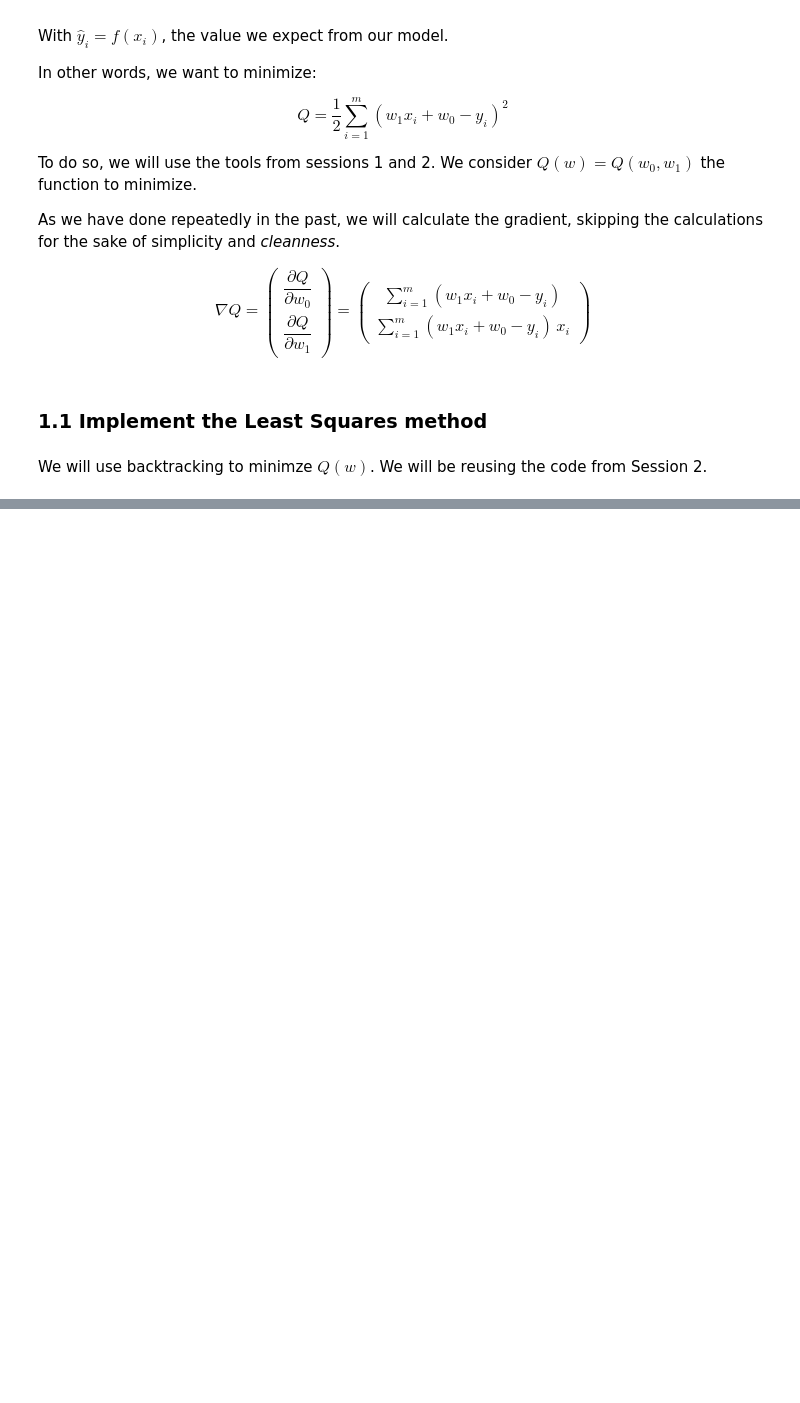
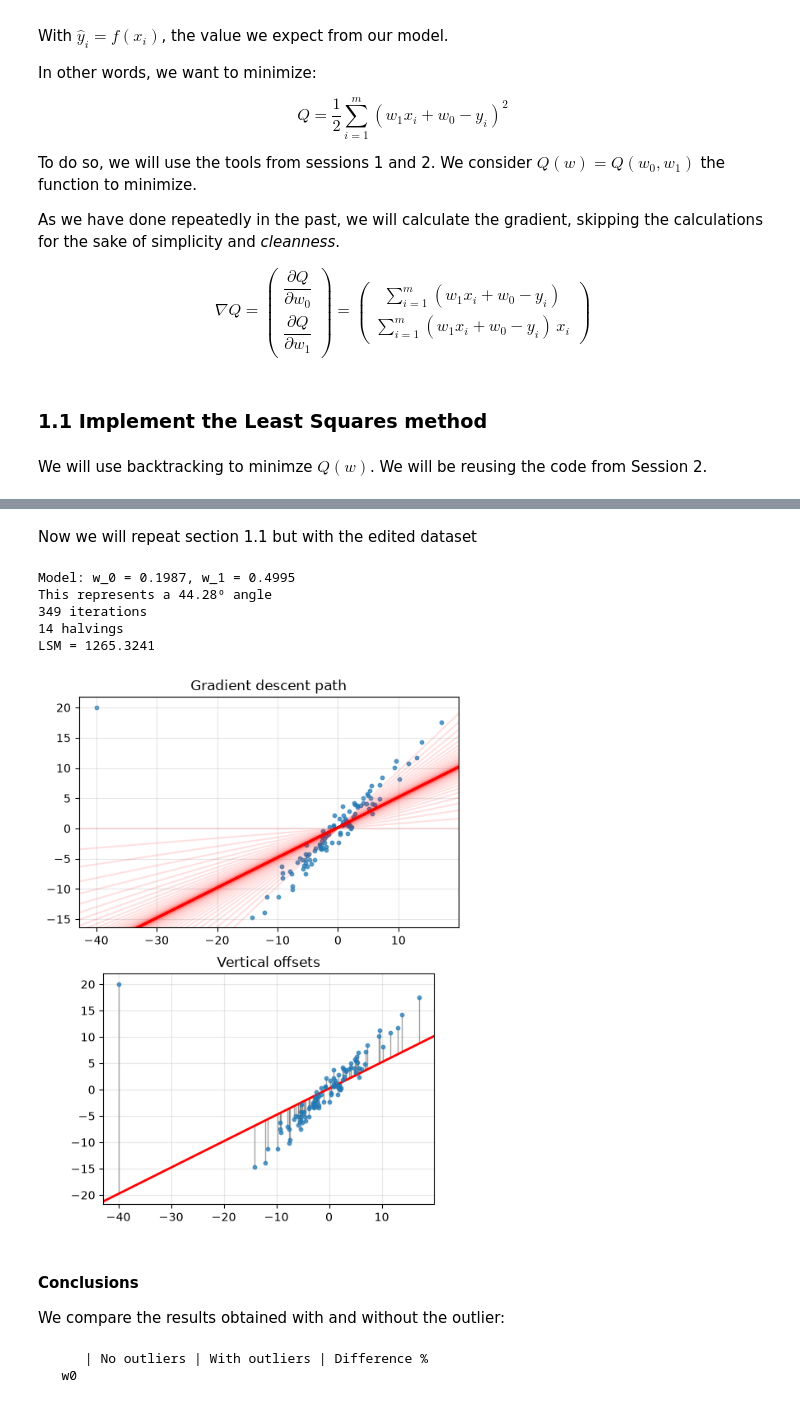
Before and after one commit to GCGCepi/Master_FPoDS, a Jupyter notebook: Optimization/Lab/Session 3/Session3.ipynb, the cells around one changed output, grey strips where cells are left out. Drawn from its saved outputs; the diff is of its cells as text; code cells hidden in the pictures; blank space fills up the shorter version.

```diff
--- a/Optimization/Lab/Session 3/Session3.ipynb
+++ b/Optimization/Lab/Session 3/Session3.ipynb
@@ -214,0 +259,56 @@ plt.show()
+# %% [markdown]
+Now we will repeat section 1.1 but with the edited dataset
+# %%
+def f(w):
+    return LSM(points_one_outlier, w[0], w[1])
+
+def grad_f(w):
+    return LSM_grad(points_one_outlier, w[0], w[1])
+
+path_outlier, alphas_outleir, n_halvings_outlier = grad_desc_backtracking(f, grad_f, 0, 0)
+angle_outlier = np.degrees(np.arctan(path[-1][1]))
+print(f"Model: w_0 = {path_outlier[-1][0]:.4f}, w_1 = {path_outlier[-1][1]:.4f}\nThis represents a {angle_outlier:.2f}º angle\n{len(path)} iterations\n{n_halvings_outlier} halvings\nLSM = {f(path_outlier[-1]):.4f}")
+
+results_out_outlier = {"w0": path_outlier[-1][0], "w1": path_outlier[-1][1], "angle": angle_outlier, "iters": len(path_outlier), "Q": f(path_outlier[-1])}
+
+fig, axs = plt.subplots(2, 1, figsize=(10, 8))
+
+#Plot 1
+axs[0].scatter(xs, ys, alpha=0.7, s=10)
+for k in range(len(path_outlier)):
+    w0, w1 = path_outlier[k]
+    axs[0].axline((0, w0), slope=w1, color="red", alpha=0.12 + 0.04 * k / (len(path_outlier) - 1))
+axs[0].set_title("Gradient descent path")
+
+#Plot 2
+w0_opt_outlier, w1_opt_outlier = path_outlier[-1]
+xs_outlier, ys_outlier = points_one_outlier[:, 0], points_one_outlier[:, 1]
+y_hat_outlier = w0_opt_outlier + w1_opt_outlier * xs
+residuals_outlier = ys_outlier - y_hat_outlier
+
+axs[1].vlines(xs_outlier, y_hat_outlier, ys_outlier, color="gray", lw=1, alpha=0.7)
+axs[1].scatter(xs_outlier, ys_outlier, alpha=0.7, s=10, zorder=3)
+axs[1].axline((0, w0_opt_outlier), slope=w1_opt_outlier, color="red", lw=2)
+axs[1].set_title("Vertical offsets")
+
+for ax in axs:
+    ax.set_aspect("equal")
+    ax.grid(alpha=0.3)
+plt.show()
+# %% [output]
+Model: w_0 = 0.1987, w_1 = 0.4995
+This represents a 44.28º angle
+349 iterations
+14 halvings
+LSM = 1265.3241
+[figure, added]
+# %% [markdown]
+#### Conclusions
+
+We compare the results obtained with and without the outlier:
+# %%
+print(f"{'':>5} | {'No outliers':>8} | {'With outliers':>8} | {'Difference %':>10}")
+print(f"{'w0':>5}")
+# %% [output]
+      | No outliers | With outliers | Difference %
+   w0
```
Also changed, not shown: parts of 14 cells of this notebook.
